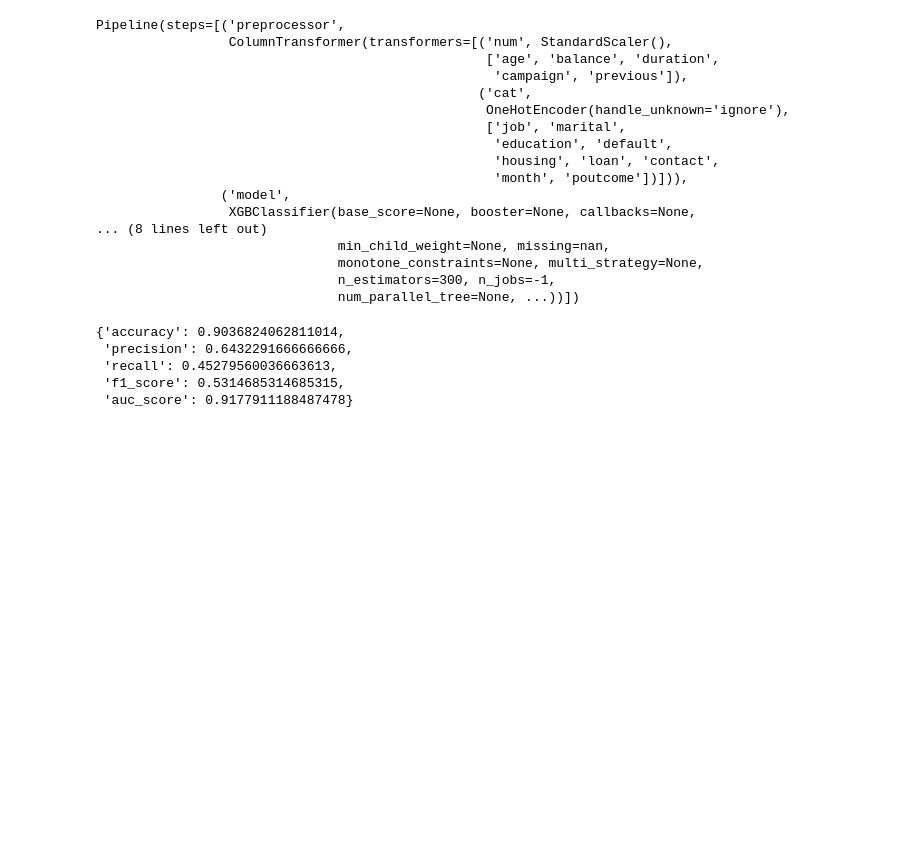
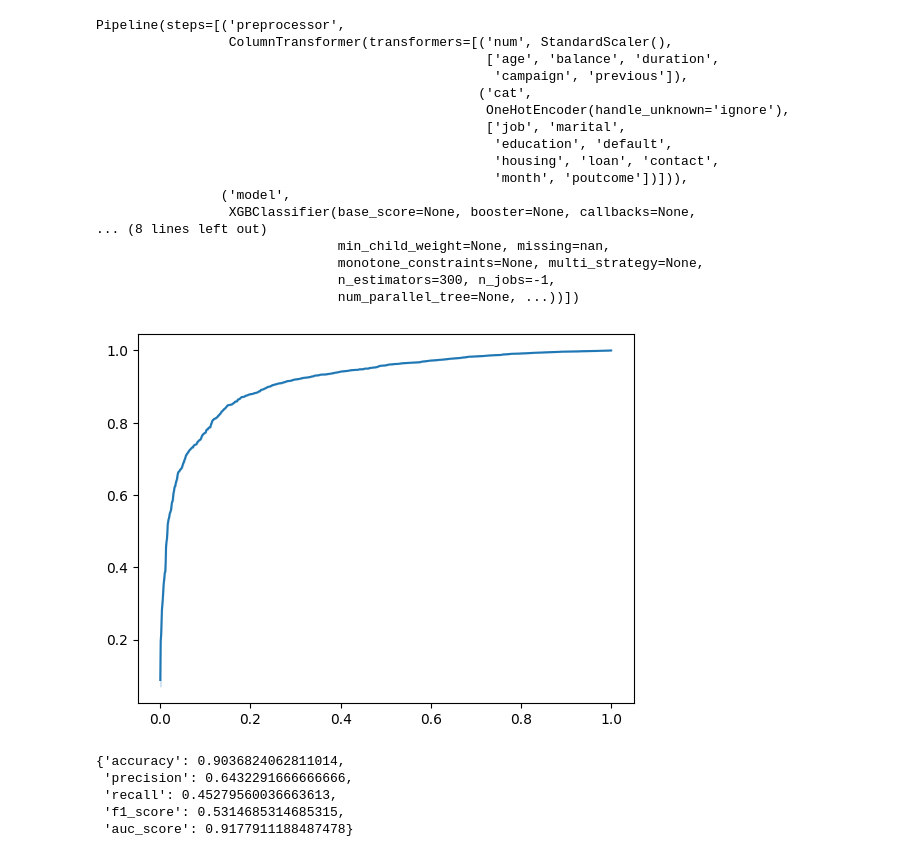
Before and after one commit to edynsoncoronado/mle-III, a Jupyter notebook: notebooks/3_trainning.ipynb, the cells around one changed output. Drawn from its saved outputs; the diff is of its cells as text; code cells hidden in the pictures; blank space fills up the shorter version.

```diff
--- a/notebooks/3_trainning.ipynb
+++ b/notebooks/3_trainning.ipynb
@@ -22,0 +17,8 @@ print(X_train_processed.shape, X_test_processed.shape)
+# %%
+# Ajustar el preprocesador y transformar los datos de entrenamiento
+X_train_processed = preprocessor.fit_transform(X_train)
+
+# Transformar los datos de prueba usando los parámetros aprendidos
+X_test_processed = preprocessor.transform(X_test)
+
+print(X_train_processed.shape, X_test_processed.shape)
@@ -42,6 +46,13 @@ def confusion_matrix_bank_mark(y_real, predictions):
     disp.plot(cmap="Blues")
     plt.title('Confusion Matrix - Bank Marketing Model')
     plt.show()
+# %%
+def roc_curve_graph(y_real, probabilities):
+    # verdaderos positivos, falsos positivos, umbral de probabilidad
+    tpr, fpr, _ = roc_curve(y_real, probabilities, pos_label=1 )
+
+    # tasa de falsos positivos vs tasa de verdaderos positivos
+    sns.lineplot(x=fpr, y=tpr)
 # %% [markdown]
 # Entrenamiento
 # %% [markdown]
@@ -110,7 +120,7 @@ Audited 80 packages in 0.05ms
 import xgboost as xgb
 from sklearn.pipeline import Pipeline
 # %%
-model = xgb.XGBClassifier(
+model_xgb = xgb.XGBClassifier(
     n_estimators=300,
     learning_rate=0.05,
     max_depth=5,
@@ -123,7 +133,7 @@ model = xgb.XGBClassifier(
 
 pipeline_xgb = Pipeline(steps=[
     ("preprocessor", preprocessor),
-    ("model", model)
+    ("model", model_xgb)
 ])
 
 # Entrenar el modelo
@@ -149,6 +159,10 @@ Pipeline(steps=[('preprocessor',
 # %%
 y_pred_xgb = pipeline_xgb.predict(X_test)
 y_prob_xgb = pipeline_xgb.predict_proba(X_test)
+# %%
+roc_curve_graph(y_real=y_test, probabilities=y_prob_xgb[:,0])
+# %% [output]
+[figure, added]
 # %%
 calculate_classification_metrics(y_real=y_test, predictions=y_pred_xgb, probabilities=y_prob_xgb[:,1])
 # %% [output]
```
Also changed, not shown: parts of 10 cells of this notebook, 8 other files.
